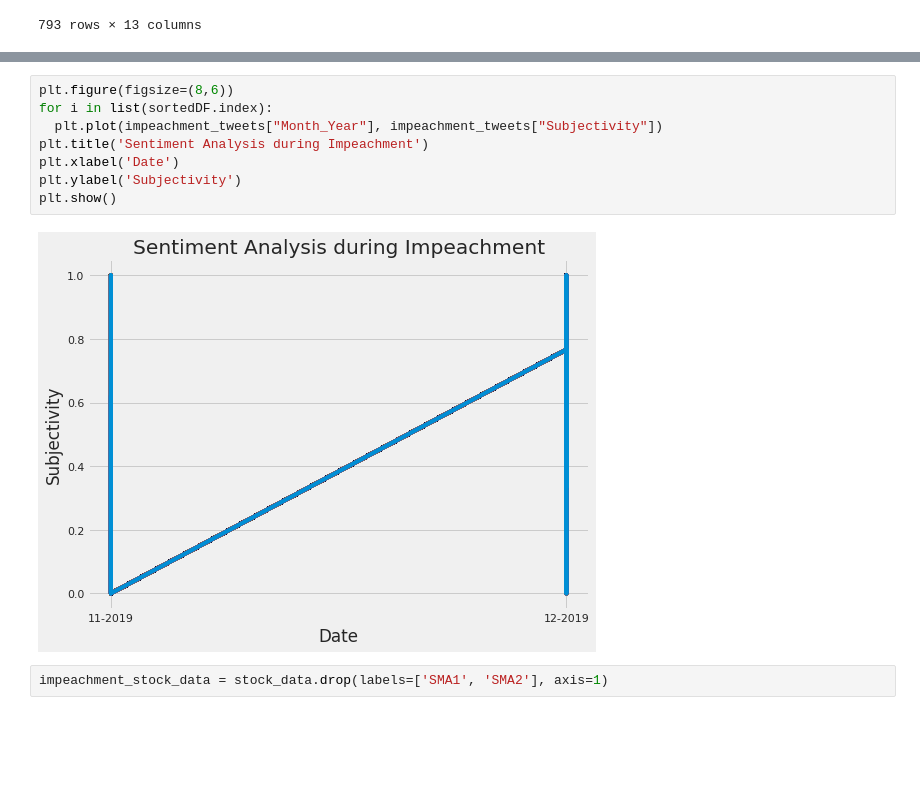
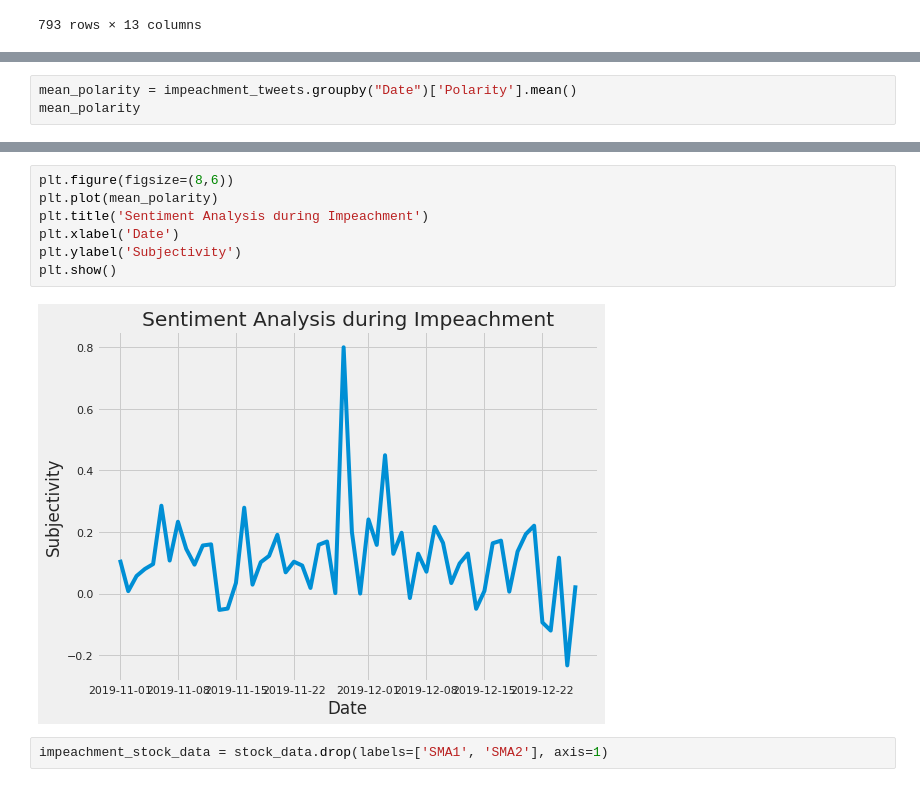
Before and after one commit to cybertraining-dsc/fa20-523-307, a Jupyter notebook: project/Analysis of Financial Markets based on President Trump's Tweets.ipynb, the cells around one changed output, grey strips where cells are left out. Drawn from its saved outputs; the diff is of its cells as text; blank space fills up the shorter version.

```diff
--- a/project/Analysis of Financial Markets based on President Trump's Tweets.ipynb
+++ b/project/Analysis of Financial Markets based on President Trump's Tweets.ipynb
@@ -753,0 +822,3 @@ plt.show()
+# %%
+mean_polarity = impeachment_tweets.groupby("Date")['Polarity'].mean()
+mean_polarity
@@ -754,13 +843,12 @@ plt.show()
 # %%
 plt.figure(figsize=(8,6))
-for i in list(sortedDF.index):
-  plt.plot(impeachment_tweets["Month_Year"], impeachment_tweets["Subjectivity"])
+plt.plot(mean_polarity)
 plt.title('Sentiment Analysis during Impeachment')
 plt.xlabel('Date')
 plt.ylabel('Subjectivity')
 plt.show()
 # %% [output]
-[figure, old version]
+[figure, new version]
 # %%
 impeachment_stock_data = stock_data.drop(labels=['SMA1', 'SMA2'], axis=1)
 # %%
```
Also changed, not shown: parts of 9 cells of this notebook.
